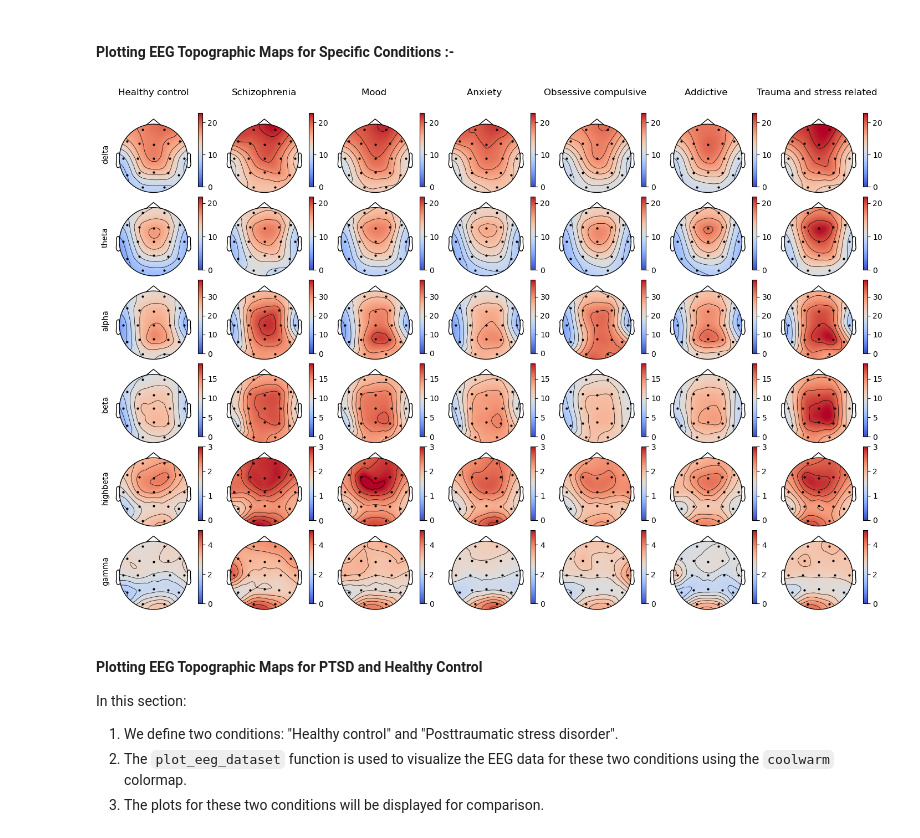
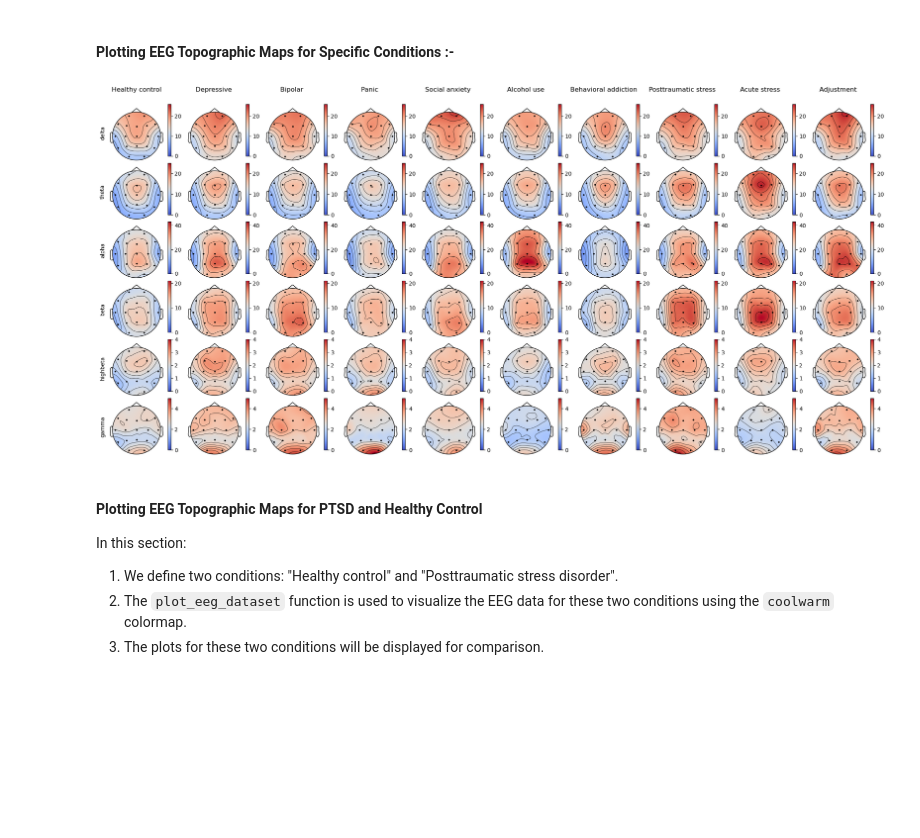
Before and after one commit to twix402/NeuroML, a Jupyter notebook: Codes/NeuroVis.ipynb, the cells around one changed output. Drawn from its saved outputs; the diff is of its cells as text; code cells hidden in the pictures; blank space fills up the shorter version.

```diff
--- a/Codes/NeuroVis.ipynb
+++ b/Codes/NeuroVis.ipynb
@@ -151,9 +138,6 @@ for ax in fig.get_axes():
     for line in ax.get_lines():
         line.set_color('red')  # Change 'red' to your preferred color
 
-# Customize the overall figure layout for better presentation
-fig.set_facecolor('lightgray')  # Change the background color of the plot
 plt.suptitle('EEG Electrode Layout', fontsize=16, color='black')  # Add a title for context
-
 plt.show()
 # %% [output]
@@ -161,7 +145,7 @@ plt.show()
 # %% [markdown]
 #### Loading EEG Dataset :-
 # %%
-df = pd.read_csv('../Datasets/EEG_data_BRMH.csv')
+df = pd.read_csv('../Datasets/EEG_data.csv')
 df
 # %% [output]
 |  | no. | sex | age | eeg.date | education | IQ | main.disorder | specific.disorder | ... |
@@ -388,26 +372,29 @@ plt.show()
 # %% [markdown]
 #### Plotting EEG Topographic Maps for Specific Conditions :-
 # %%
-# Define the conditions (disorders) and their corresponding labels
+# Define the conditions (disorders) for the specific dataset
 conds = ['Healthy control',
-         'Schizophrenia',
-         'Mood disorder',
-         'Anxiety disorder',
-         'Obsessive compulsive disorder',
-         'Addictive disorder',
-         'Trauma and stress related disorder']
+         'Depressive disorder',
+         'Bipolar disorder',
+         'Panic disorder',
+         'Social anxiety disorder',
+         'Alcohol use disorder',
+         'Behavioral addiction disorder',
+         'Posttraumatic stress disorder',
+         'Acute stress disorder',
+         'Adjustment disorder']
 
 # Create user-friendly labels by removing 'disorder' from the condition names
 conds_labs = [x.replace('disorder', '') for x in conds]
 
-# Call the plot_eeg_dataset function to visualize the EEG data for each condition
-# main_mean contains the mean EEG data for each condition, channels specifies electrode positions
-plot_eeg_dataset(main_mean, channels, cmap='coolwarm', conditions_ordered=conds, condition_labels=conds_labs)
+# Call the plot_eeg_dataset function to visualize the EEG data for each specific condition
+# `spec_mean` contains the mean EEG data for each condition, `channels` specifies electrode positions
+plot_eeg_dataset(spec_mean, channels, cmap='coolwarm', conditions_ordered=conds, condition_labels=conds_labs)
 
 # Display the generated plot
 plt.show()
 # %% [output]
-[figure, old version]
+[figure, new version]
 # %% [markdown]
 #### Plotting EEG Topographic Maps for PTSD and Healthy Control
 In this section:
```
Also changed, not shown: parts of 5 cells of this notebook, 2 other files.
